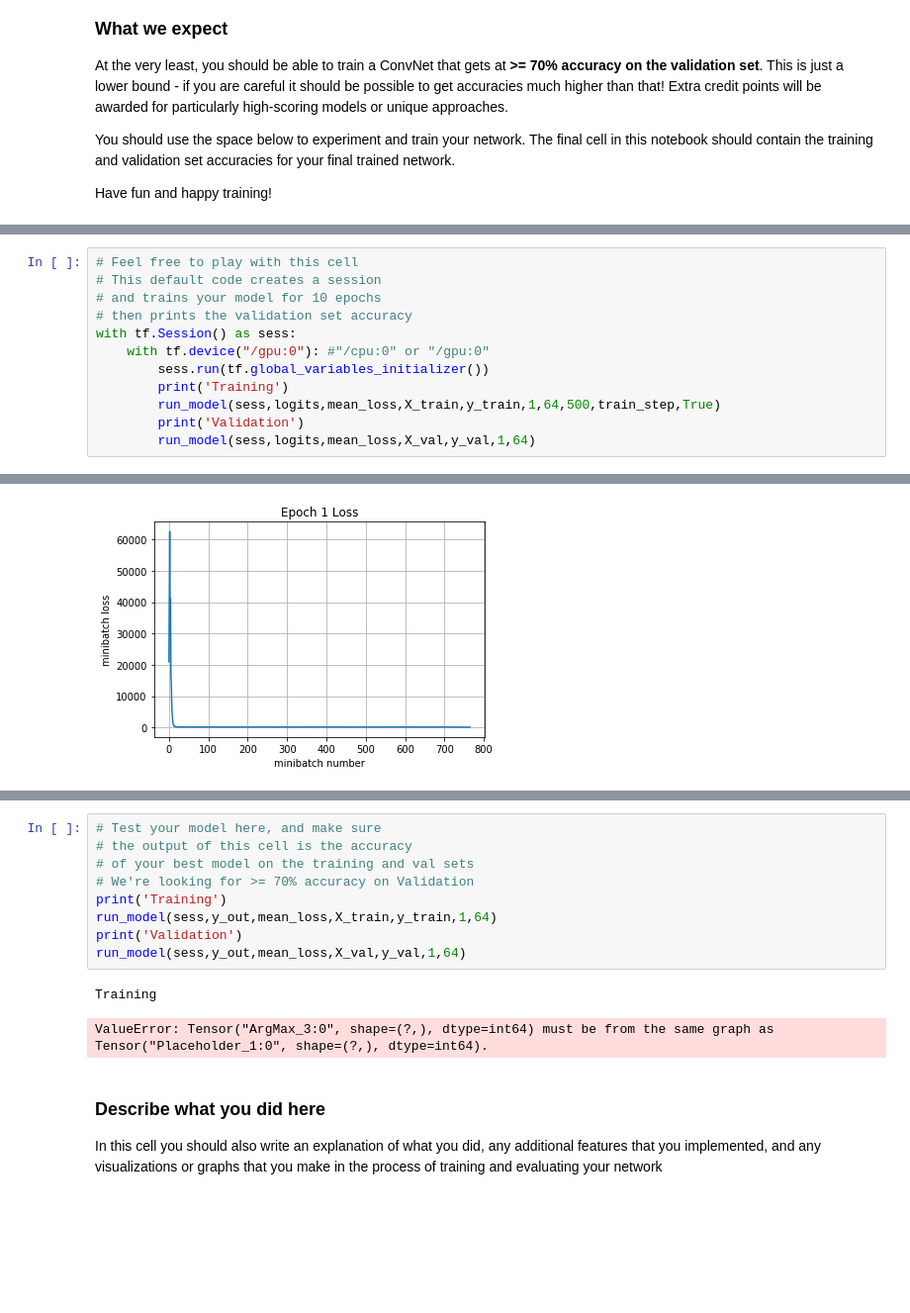
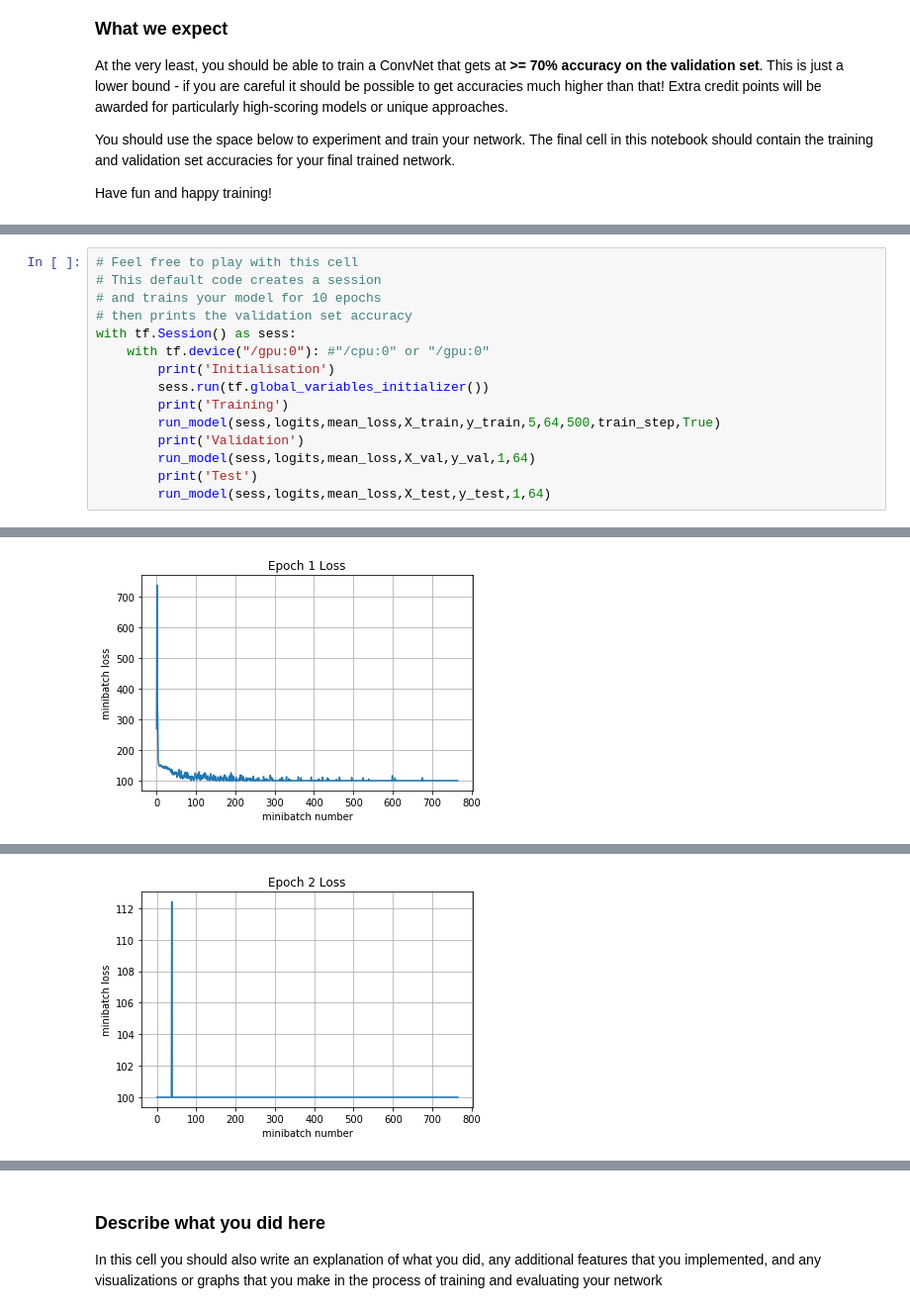
Before and after one commit to ThomasRanvier/stanford-cs231n, a Jupyter notebook: assignment2/TensorFlow.ipynb, the cells around one changed output, grey strips where cells are left out. Shown at 99% size. Drawn from its saved outputs; the diff is of its cells as text; blank space fills up the shorter version.

```diff
--- a/assignment2/TensorFlow.ipynb
+++ b/assignment2/TensorFlow.ipynb
@@ -557,9 +670,12 @@ If you depend on functionality not listed there, please file an issue.
 # then prints the validation set accuracy
 with tf.Session() as sess:
     with tf.device("/gpu:0"): #"/cpu:0" or "/gpu:0"
+        print('Initialisation')
         sess.run(tf.global_variables_initializer())
         print('Training')
-        run_model(sess,logits,mean_loss,X_train,y_train,1,64,500,train_step,True)
+        run_model(sess,logits,mean_loss,X_train,y_train,5,64,500,train_step,True)
         print('Validation')
         run_model(sess,logits,mean_loss,X_val,y_val,1,64)
+        print('Test')
+        run_model(sess,logits,mean_loss,X_test,y_test,1,64)
 # %% [output]
@@ -570 +687 @@ Epoch 1, Overall loss = 7.39 and accuracy of 0.179
-[figure, old version]
+[figure, new version]
@@ -572,0 +691 @@ Epoch 1, Overall loss = 2.02 and accuracy of 0.276
+[figure, added]
@@ -573,15 +706,3 @@ Epoch 1, Overall loss = 2.02 and accuracy of 0.276
-# %%
-# Test your model here, and make sure
-# the output of this cell is the accuracy
-# of your best model on the training and val sets
-# We're looking for >= 70% accuracy on Validation
-print('Training')
-run_model(sess,y_out,mean_loss,X_train,y_train,1,64)
-print('Validation')
-run_model(sess,y_out,mean_loss,X_val,y_val,1,64)
-# %% [output]
-Training
-ValueError: Tensor("ArgMax_3:0", shape=(?,), dtype=int64) must be from the same graph as Tensor("Placeholder_1:0", shape=(?,), dtype=int64).
 # %% [markdown]
 ### Describe what you did here
 In this cell you should also write an explanation of what you did, any additional features that you implemented, and any visualizations or graphs that you make in the process of training and evaluating your network
```
Also changed, not shown: parts of 10 cells of this notebook.
